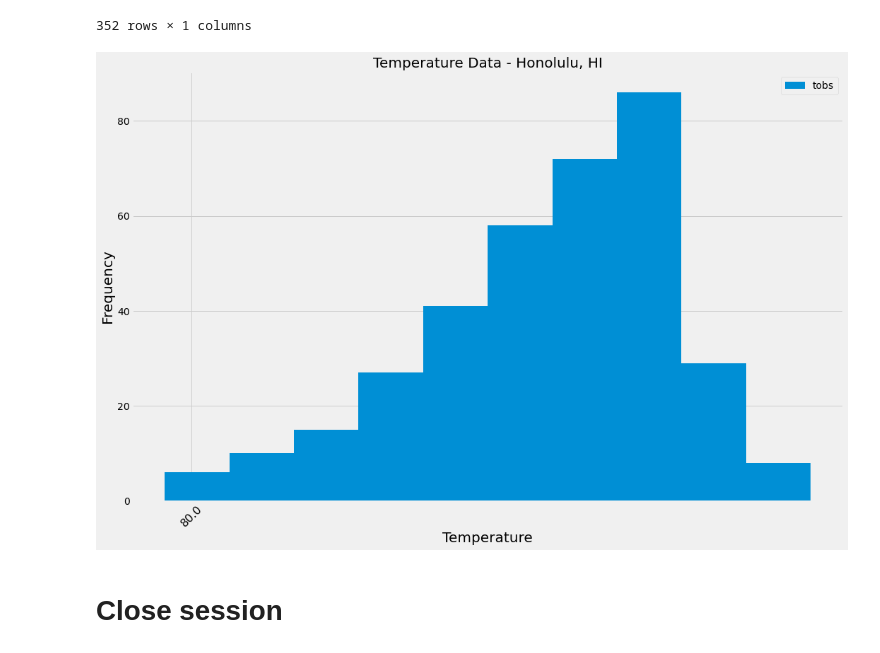
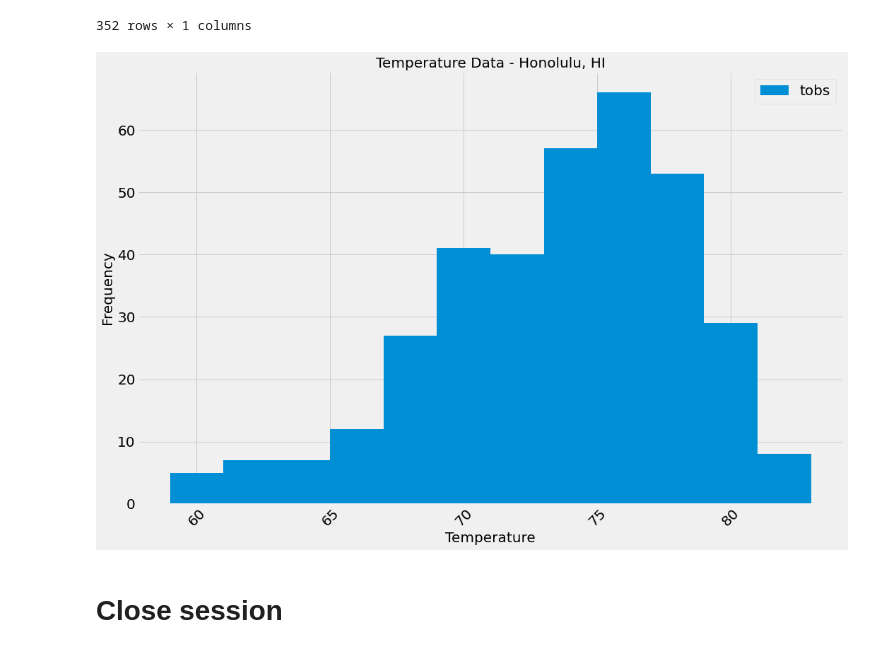
Before and after one commit to Terra999/sqlalchemy-challenge, a Jupyter notebook: climate_analysis_and_exploration.ipynb, the cells around one changed output. Cells and saved outputs as stored; diff of their text form; code cells hidden in the pictures.

```diff
--- a/climate_analysis_and_exploration.ipynb
+++ b/climate_analysis_and_exploration.ipynb
@@ -224,7 +212,7 @@ The station along with its lowest, highest, and average recorded temperature is:
 # Query the last 12 months of temperature observation data for this station and plot the results as a histogram
 most_active_year = session.query(Measurement.station, Measurement.date, Measurement.tobs).\
     filter(Measurement.station == 'USC00519281').\
-    filter(Measurement.date >= '2016-08-23').\
+    filter(Measurement.date >= start_date).\
     order_by(Measurement.date.asc()).all()
 most_active_year
 # %% [output]
@@ -290,20 +274,16 @@ tick_locations = [value for value in x_axis]
 # %%
-# Ask FARSHAD about the labels for the x- and y-axes.
 # Use Pandas Plotting with Matplotlib to plot the results in a histogram
 
-plt.figure(figsize = (15, 10))
-plt.hist(most_active_df['tobs'])
-plt.xticks(tick_locations, most_active_df["tobs"], rotation="45", fontsize = 16)
-plt.locator_params(axis='x', nbins = 12)
-plt.title("Temperature Data - Honolulu, HI", fontsize = 20)
-plt.xlabel("Temperature", fontsize = 20)
-plt.ylabel("Frequency", fontsize = 20)
-plt.legend(['tobs'], loc = "upper right")
+most_active_df.plot.hist(bins=12, figsize=(15, 10), rot=45, fontsize=20)
+plt.title("Temperature Data - Honolulu, HI", fontsize=20)
+plt.xlabel("Temperature", fontsize=20)
+plt.ylabel("Frequency", fontsize=20)
+plt.legend(['tobs'], loc="upper right", fontsize=20)
 plt.tight_layout()
 
 plt.show()
 # %% [output]
-[figure, old version]
+[figure, new version]
 # %% [markdown]
 # Close session
 # %%
```
Also changed, not shown: parts of 4 cells of this notebook, 1 other file.
